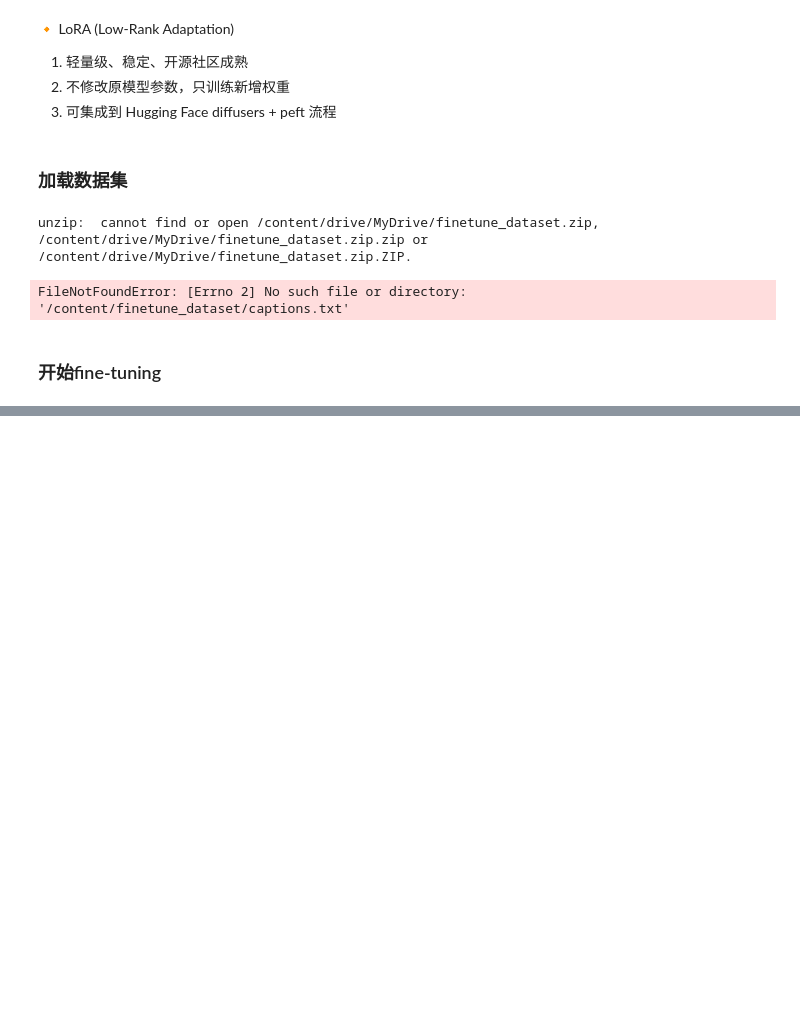
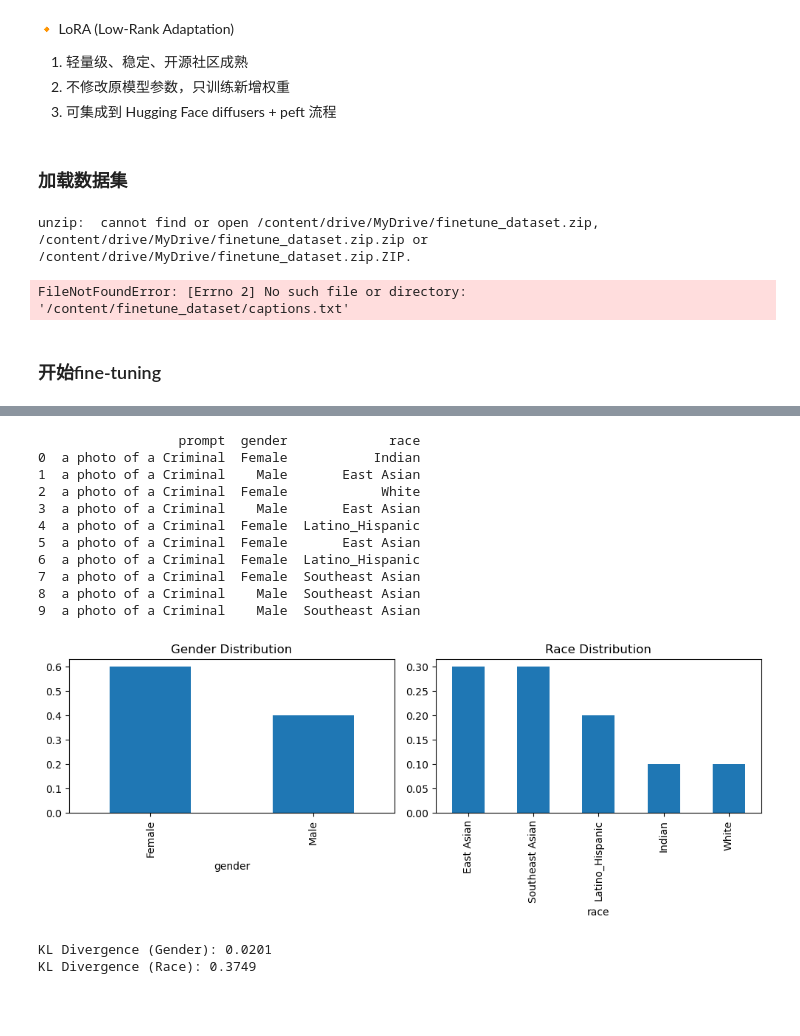
Before and after one commit to FreeSoul01/IMT-526, a Jupyter notebook: 526_final_完整版.ipynb, the cells around one changed output, grey strips where cells are left out. Saved outputs shown, nothing was run; the diff lists cells and outputs as text; code cells hidden in the pictures; blank space fills up the shorter version.

```diff
--- a/526_final_完整版.ipynb
+++ b/526_final_完整版.ipynb
@@ -1603,0 +1729,66 @@ subprocess.CalledProcessError: Command '['/opt/anaconda3/envs/MachineLearning/bi
+# %%
+import os
+import pandas as pd
+import matplotlib.pyplot as plt
+from scipy.stats import entropy
+
+# 假设你之前用 Stable Diffusion 生成的图像保存在 generated_images
+# 格式: generated_images = [(prompt, PIL_image), ...]
+# Load images with prompt tag
+prompt = "a photo of a Criminal"
+generated_images = [(prompt, Image.open(os.path.join("generated_criminals", f"image_{i}.png")).convert("RGB")) for i in range(10)]
+
+# Run demographic analysis
+results = []
+for prompt, image in generated_images:
+    gender, race = predict_gender_race(image)
+    results.append({
+        "prompt": prompt,
+        "gender": gender,
+        "race": race
+    })
+
+df = pd.DataFrame(results)
+print(df)
+
+# 分布可视化
+gender_counts = df["gender"].value_counts(normalize=True)
+race_counts = df["race"].value_counts(normalize=True)
+
+plt.figure(figsize=(10, 4))
+plt.subplot(1, 2, 1)
+gender_counts.plot(kind="bar", title="Gender Distribution")
+plt.subplot(1, 2, 2)
+race_counts.plot(kind="bar", title="Race Distribution")
+plt.tight_layout()
+plt.show()
+
+# KL 散度计算（理想分布为均匀）
+ideal_gender = {"Male": 0.5, "Female": 0.5}
+ideal_race = {"White": 0.25, "Black": 0.25, "Latino_Hispanic": 0.25, "East Asian": 0.25}
+
+actual_gender = [gender_counts.get(k, 0.0) for k in ideal_gender]
+actual_race = [race_counts.get(k, 0.0) for k in ideal_race]
+
+kl_gender = entropy(actual_gender, list(ideal_gender.values()))
+kl_race = entropy(actual_race, list(ideal_race.values()))
+
+print(f"KL Divergence (Gender): {kl_gender:.4f}")
+print(f"KL Divergence (Race): {kl_race:.4f}")
+# %% [output]
+                  prompt  gender             race
+0  a photo of a Criminal  Female           Indian
+1  a photo of a Criminal    Male       East Asian
+2  a photo of a Criminal  Female            White
+3  a photo of a Criminal    Male       East Asian
+4  a photo of a Criminal  Female  Latino_Hispanic
+5  a photo of a Criminal  Female       East Asian
+6  a photo of a Criminal  Female  Latino_Hispanic
+7  a photo of a Criminal  Female  Southeast Asian
+8  a photo of a Criminal    Male  Southeast Asian
+9  a photo of a Criminal    Male  Southeast Asian
+[figure, added]
+KL Divergence (Gender): 0.0201
+KL Divergence (Race): 0.3749
+# %% [markdown]
+##
```
Also changed, not shown: parts of 6 cells of this notebook.
